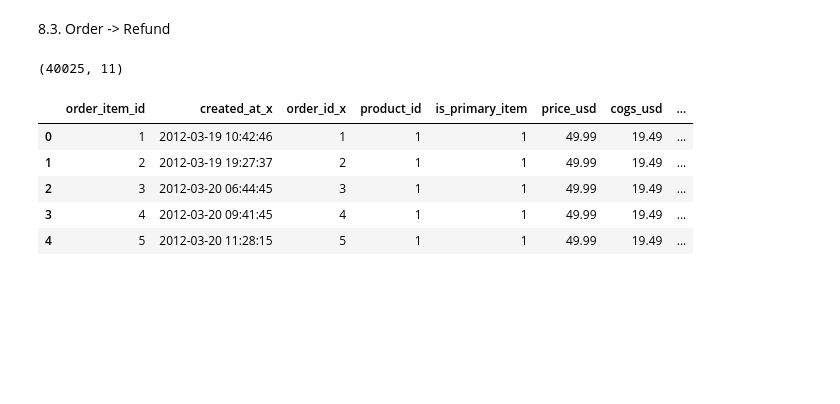
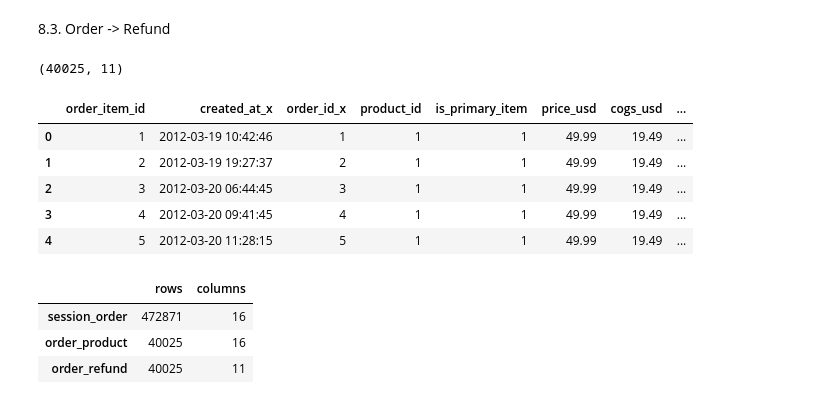
Before and after one commit to nthtrang11/ecommerce-funnel-revenue-analytics, a Jupyter notebook: notebooks/01_eda/01_data_loading.ipynb, the cells around one changed output. Saved outputs shown, nothing was run; the diff lists cells and outputs as text; code cells hidden in the pictures; blank space fills up the shorter version.

Commit message:
feat(eda): create processed analytical datasets

```diff
--- a/notebooks/01_eda/01_data_loading.ipynb
+++ b/notebooks/01_eda/01_data_loading.ipynb
@@ -336,3 +349,16 @@ order_refund.head()
 | 2 | 3 | 2012-03-20 06:44:45 | 3 | 1 | 1 | 49.99 | 19.49 | ... |
 | 3 | 4 | 2012-03-20 09:41:45 | 4 | 1 | 1 | 49.99 | 19.49 | ... |
 | 4 | 5 | 2012-03-20 11:28:15 | 5 | 1 | 1 | 49.99 | 19.49 | ... |
+# %%
+dataset_summary = pd.DataFrame({
+        'session_order': session_order.shape,
+        'order_product': order_product.shape,
+        'order_refund': order_refund.shape
+}).T.rename(columns = {0: 'rows', 1: 'columns'})
+
+dataset_summary
+# %% [output]
+|  | rows | columns |
+| session_order | 472871 | 16 |
+| order_product | 40025 | 16 |
+| order_refund | 40025 | 11 |
```
Also changed, not shown: parts of 2 cells of this notebook, 3 other files.
